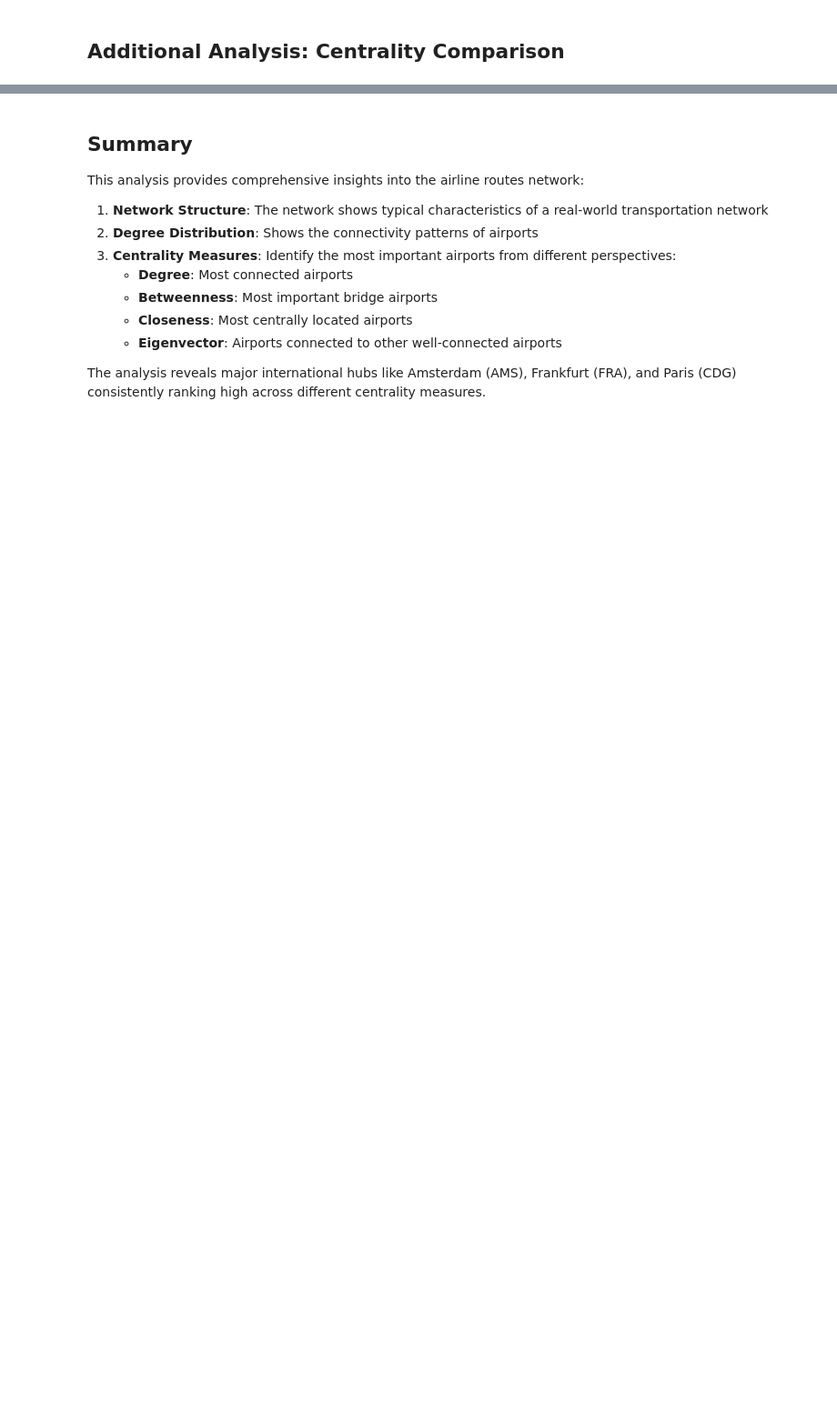
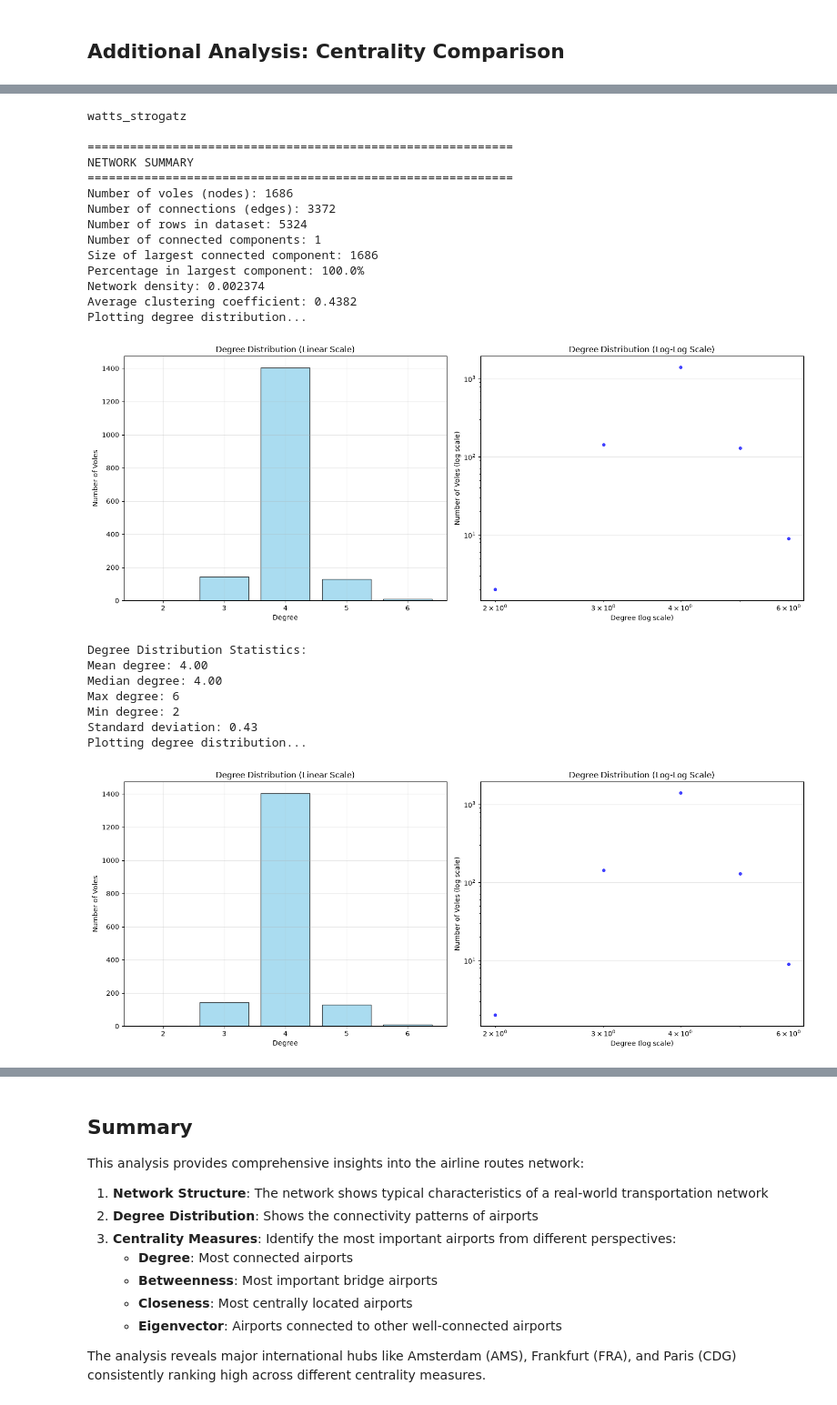
Before and after one commit to LisaCastricum/Model-Based-Decisions-Code, a Jupyter notebook: Week 2 - Networks/vole_network_analysis.ipynb, the cells around one changed output, grey strips where cells are left out. Shown at 91% size. Saved outputs shown, nothing was run; the diff lists cells and outputs as text; code cells hidden in the pictures; blank space fills up the shorter version.

```diff
--- a/Week 2 - Networks/vole_network_analysis.ipynb
+++ b/Week 2 - Networks/vole_network_analysis.ipynb
@@ -395,0 +463,53 @@ plt.show()
+# %%
+N=1686
+M=4623
+average_degree= int(2*M/N)
+p=0.05
+
+WATTS=nx.watts_strogatz_graph(N, average_degree, p, 42)
+print('watts_strogatz')
+network_summary(WATTS, df)
+plot_degree_distribution(WATTS)
+plot_degree_distribution(WATTS)
+centralities = calculate_centrality_measures(WATTS)
+display_top_voles(centralities, top_n=10)
+
+r = nx.degree_assortativity_coefficient(WATTS)
+print(f"Degree assortativity coefficient r: {r:.4f}")
+
+if nx.is_connected(WATTS):
+    largest_cc = WATTS
+else:
+    largest_cc_nodes = max(nx.connected_components(WATTS), key=len)
+    largest_cc = WATTS.subgraph(largest_cc_nodes)
+
+print(f"Computing path lengths on component with {largest_cc.number_of_nodes():,} nodes...")
+avg_path_length = nx.average_shortest_path_length(largest_cc)
+diameter = nx.diameter(largest_cc)
+
+print(f"Average shortest path length <L>: {avg_path_length:.2f}")
+print(f"Diameter: {diameter}")
+# %% [output]
+watts_strogatz
+
+============================================================
+NETWORK SUMMARY
+============================================================
+Number of voles (nodes): 1686
+Number of connections (edges): 3372
+Number of rows in dataset: 5324
+Number of connected components: 1
+Size of largest connected component: 1686
+Percentage in largest component: 100.0%
+Network density: 0.002374
+Average clustering coefficient: 0.4382
+Plotting degree distribution...
+[figure, added]
+Degree Distribution Statistics:
+Mean degree: 4.00
+Median degree: 4.00
+Max degree: 6
+Min degree: 2
+Standard deviation: 0.43
+Plotting degree distribution...
+[figure, added]
```
Also changed, not shown: parts of 23 cells of this notebook, 1 other file.
